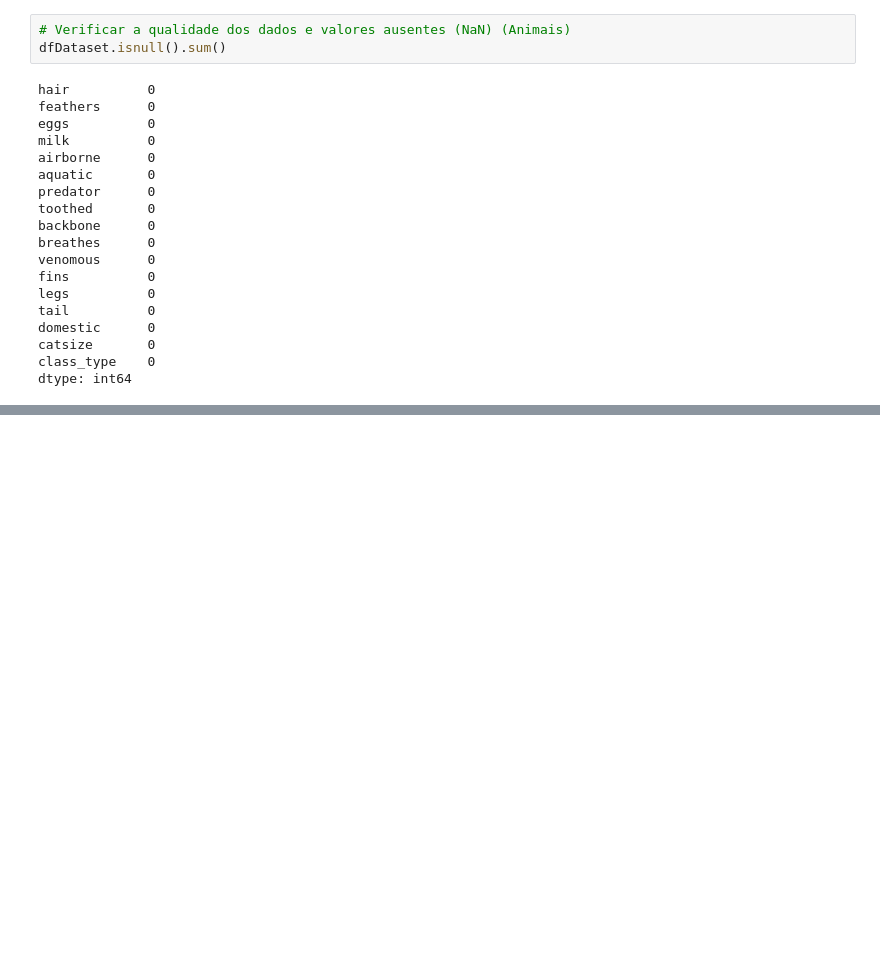
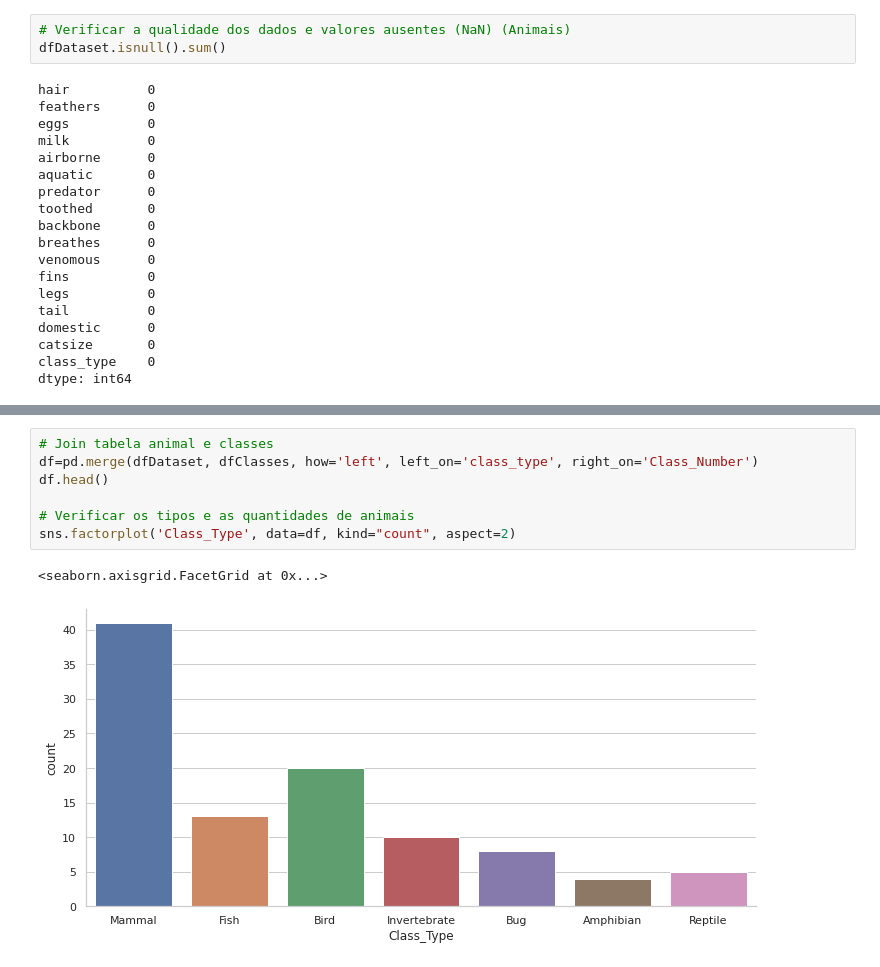
Before and after one commit to vertuam/Experimentos-CCE-UEL, a Jupyter notebook: ProjetoClassificacaoExercicio1.ipynb, the cells around one changed output, grey strips where cells are left out. Drawn from its saved outputs; the diff is of its cells as text; blank space fills up the shorter version.

```diff
--- a/ProjetoClassificacaoExercicio1.ipynb
+++ b/ProjetoClassificacaoExercicio1.ipynb
@@ -80,2 +82,12 @@ print(dfDataset.class_type.unique())
 # %% [output]
 [1 4 2 7 6 5 3]
+# %%
+# Join tabela animal e classes
+df=pd.merge(dfDataset, dfClasses, how='left', left_on='class_type', right_on='Class_Number')
+df.head()
+
+# Verificar os tipos e as quantidades de animais
+sns.factorplot('Class_Type', data=df, kind="count", aspect=2)
+# %% [output]
+<seaborn.axisgrid.FacetGrid at 0x...>
+[figure, added]
```
Also changed, not shown: parts of 10 cells of this notebook.
